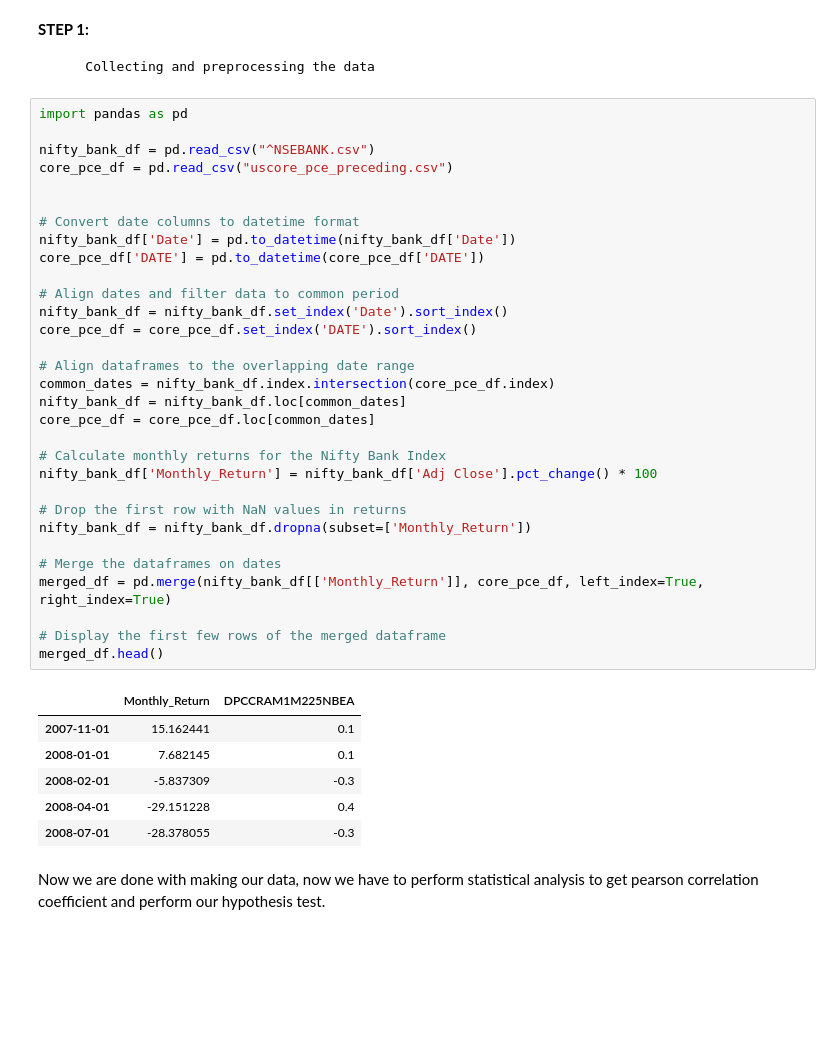
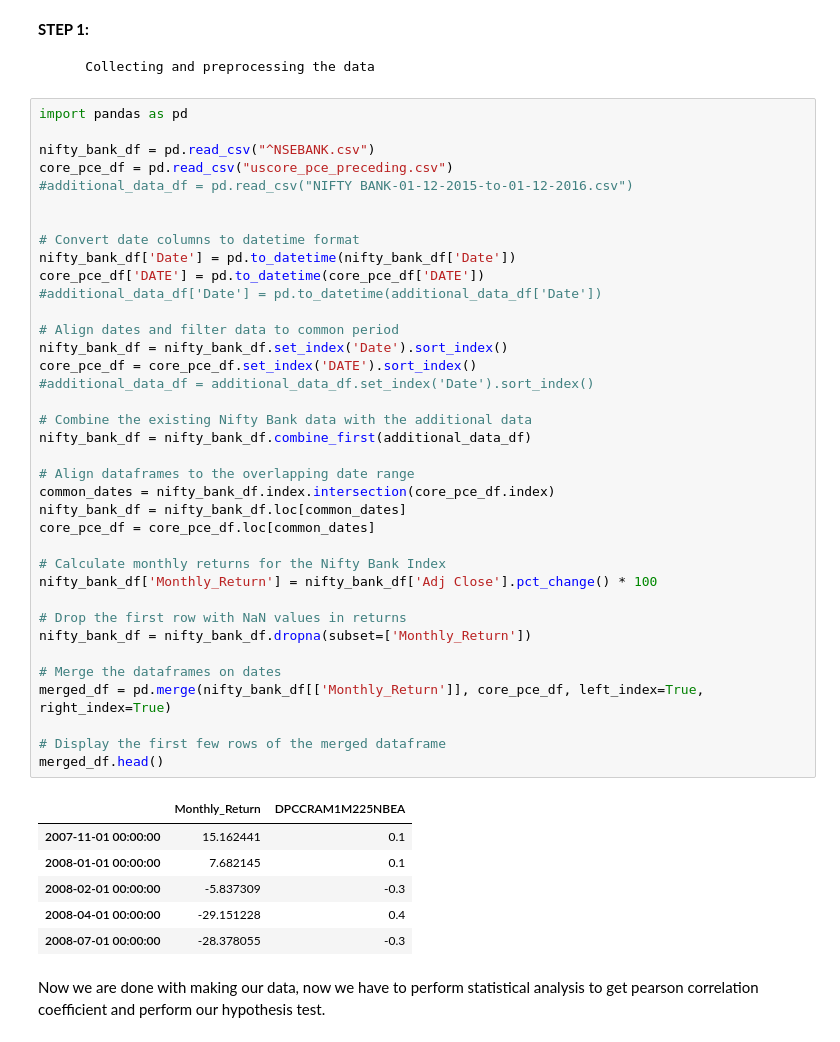
Before and after one commit to Svanik-Gade/Mosaic-Asset-Management, a Jupyter notebook: prior2.ipynb, the cells around one changed output. Drawn from its saved outputs; the diff is of its cells as text; blank space fills up the shorter version.

```diff
--- a/prior2.ipynb
+++ b/prior2.ipynb
@@ -23,39 +23,45 @@ import pandas as pd
 
 nifty_bank_df = pd.read_csv("^NSEBANK.csv")
 core_pce_df = pd.read_csv("uscore_pce_preceding.csv")
+#additional_data_df = pd.read_csv("NIFTY BANK-01-12-2015-to-01-12-2016.csv")
 
 
 # Convert date columns to datetime format
 nifty_bank_df['Date'] = pd.to_datetime(nifty_bank_df['Date'])
 core_pce_df['DATE'] = pd.to_datetime(core_pce_df['DATE'])
+#additional_data_df['Date'] = pd.to_datetime(additional_data_df['Date'])
 
 # Align dates and filter data to common period
 nifty_bank_df = nifty_bank_df.set_index('Date').sort_index()
 core_pce_df = core_pce_df.set_index('DATE').sort_index()
+#additional_data_df = additional_data_df.set_index('Date').sort_index()
+
+# Combine the existing Nifty Bank data with the additional data
+nifty_bank_df = nifty_bank_df.combine_first(additional_data_df)
 
 # Align dataframes to the overlapping date range
 common_dates = nifty_bank_df.index.intersection(core_pce_df.index)
 nifty_bank_df = nifty_bank_df.loc[common_dates]
 core_pce_df = core_pce_df.loc[common_dates]
 
 # Calculate monthly returns for the Nifty Bank Index
 nifty_bank_df['Monthly_Return'] = nifty_bank_df['Adj Close'].pct_change() * 100
 
 # Drop the first row with NaN values in returns
 nifty_bank_df = nifty_bank_df.dropna(subset=['Monthly_Return'])
 
 # Merge the dataframes on dates
 merged_df = pd.merge(nifty_bank_df[['Monthly_Return']], core_pce_df, left_index=True, right_index=True)
 
 # Display the first few rows of the merged dataframe
 merged_df.head()
 # %% [output]
 |  | Monthly_Return | DPCCRAM1M225NBEA |
-| 2007-11-01 | 15.162441 | 0.1 |
-| 2008-01-01 | 7.682145 | 0.1 |
-| 2008-02-01 | -5.837309 | -0.3 |
-| 2008-04-01 | -29.151228 | 0.4 |
-| 2008-07-01 | -28.378055 | -0.3 |
+| 2007-11-01 00:00:00 | 15.162441 | 0.1 |
+| 2008-01-01 00:00:00 | 7.682145 | 0.1 |
+| 2008-02-01 00:00:00 | -5.837309 | -0.3 |
+| 2008-04-01 00:00:00 | -29.151228 | 0.4 |
+| 2008-07-01 00:00:00 | -28.378055 | -0.3 |
 # %% [markdown]
 Now we are done with making our data, now we have to perform statistical analysis to get pearson correlation coefficient and perform our hypothesis test.
 # %% [markdown]
```
Also changed, not shown: parts of 5 cells of this notebook.
